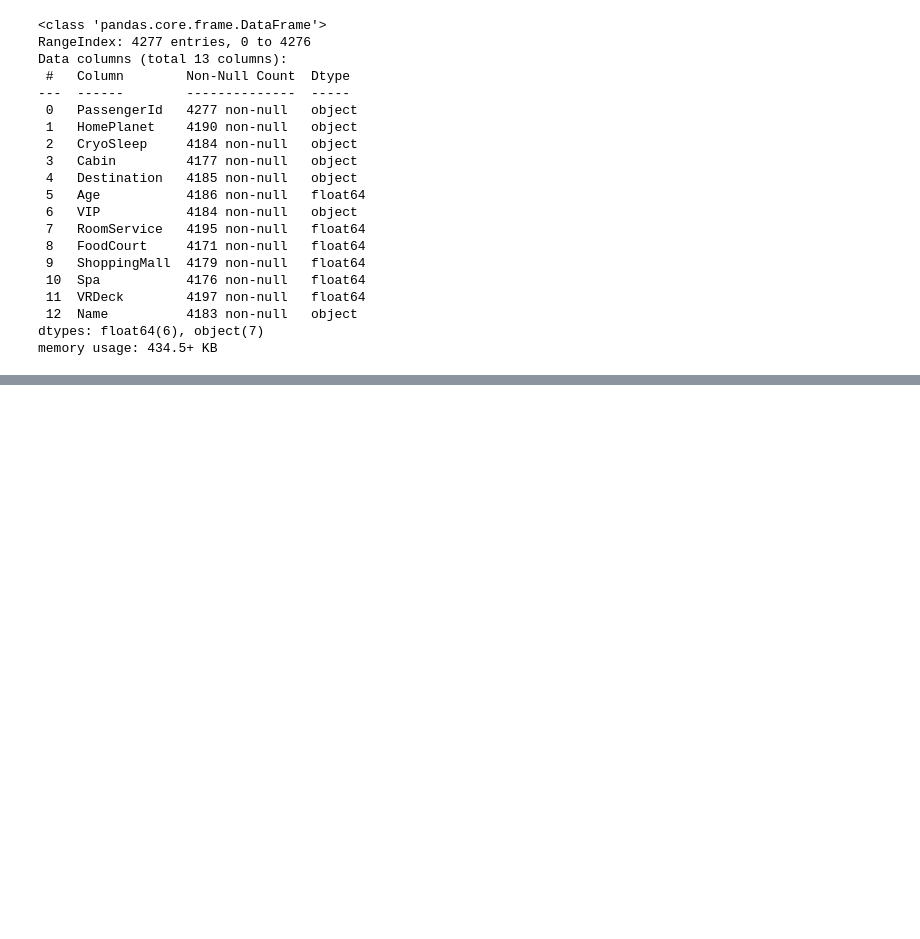
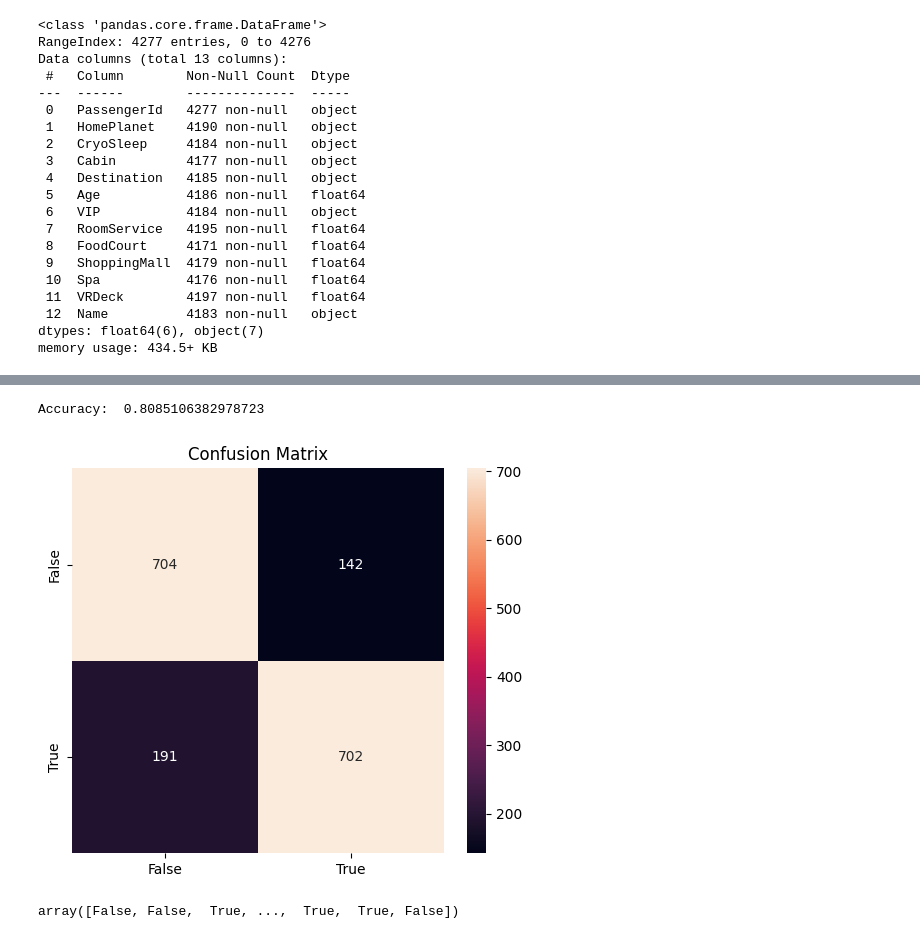
Before and after one commit to kaggle-challenge-group/machine_learning_model, a Jupyter notebook: kaggle_machine_lrnmodel.ipynb, the cells around one changed output, grey strips where cells are left out. Saved outputs shown, nothing was run; the diff lists cells and outputs as text; code cells hidden in the pictures; blank space fills up the shorter version.

```diff
--- a/kaggle_machine_lrnmodel.ipynb
+++ b/kaggle_machine_lrnmodel.ipynb
@@ -334,0 +106,4 @@ Collecting tensorflow~=2.16.1 (from tensorflow_decision_forests)
+# %%
+PassengerID = test['PassengerId']
+train = train.drop(['PassengerId','Name'], axis=1)
+test = test.drop(['PassengerId','Name'], axis=1)
@@ -334,0 +224,46 @@ Collecting tensorflow~=2.16.1 (from tensorflow_decision_forests)
+# %%
+# Dividing the data
+X = train.drop(['Transported'], axis=1)  # Features
+Y = train['Transported']                  # Target
+# %%
+# Split the data into training and validation sets with 80% training and 20% validation
+x_train, x_val, y_train, y_val = train_test_split(X, Y,random_state=77,shuffle=True,test_size=0.20)
+# %%
+
+# Initialize the RandomForestClassifier
+RF = RandomForestClassifier(n_estimators=700, random_state=77)
+
+# Train the model on the training set
+RF.fit(x_train, y_train)
+
+# Make predictions on the validation set
+y_pred = RF.predict(x_val)
+
+# Calculate the confusion matrix
+mc = confusion_matrix(y_val, y_pred)
+
+# Calculate the accuracy of the model
+acu_rf = accuracy_score(y_val, y_pred)
+
+# Print the accuracy
+print('Accuracy: ', acu_rf)
+# %% [output]
+Accuracy:  0.8085106382978723
+# %%
+plt.figure(figsize=(6, 5))
+plt.title('Confusion Matrix')
+
+# Create a DataFrame from the confusion matrix 'mc', with 'etiquetas' as index and columns
+sns.heatmap(pd.DataFrame(mc, index=etiquetas, columns=etiquetas), annot=True, fmt='d')
+
+plt.show()
+# %% [output]
+[figure, added]
+# %%
+# Perform predictions on the test dataset using the trained RandomForestClassifier
+prediction = RF.predict(test)
+
+# Display the predictions
+prediction
+# %% [output]
+array([False, False,  True, ...,  True,  True, False])
```
Also changed, not shown: parts of 37 cells of this notebook.
